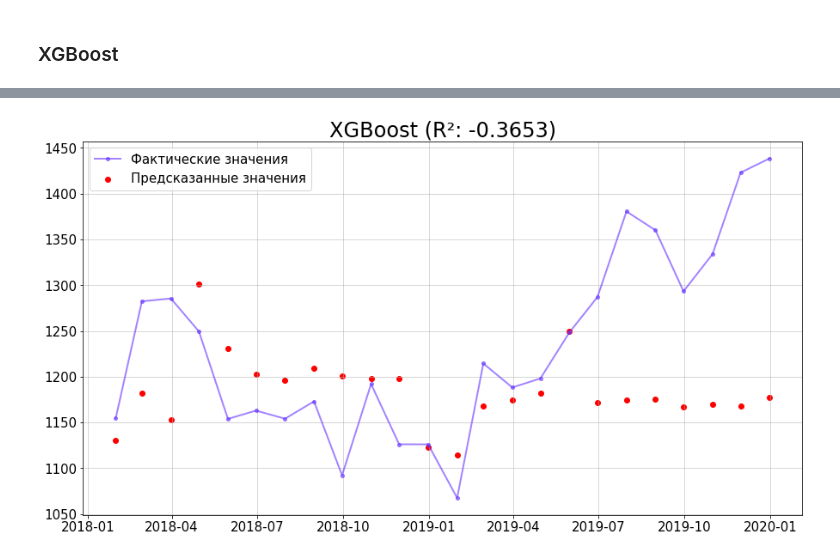
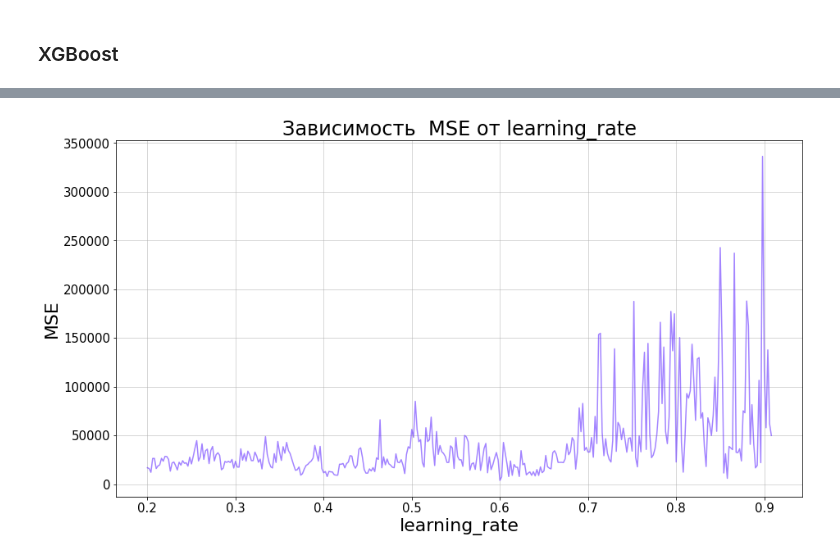
Before and after one commit to xtess16/RTSI, a Jupyter notebook: RTS_machine_learning.ipynb, the cells around one changed output, grey strips where cells are left out. Drawn from its saved outputs; the diff is of its cells as text; code cells hidden in the pictures.

```diff
--- a/RTS_machine_learning.ipynb
+++ b/RTS_machine_learning.ipynb
@@ -388,6 +386,6 @@ plt.show()
 # %%
-for i in sorted(forests, key=lambda x: x[-1])[:5]:
-    print(i[0])
-    print(f'MSE: {i[-1]}')
-    print('='*100)
-    print('='*100)
+# for i in sorted(forests, key=lambda x: x[-1])[:5]:
+#     print(i[0])
+#     print(f'MSE: {i[-1]}')
+#     print('='*100)
+#     print('='*100)
@@ -552,0 +536,26 @@ plt.show()
+# %%
+tmp_result = np.array([])
+tmp_grid_learning_rate = np.arange(.2, .91, .002)
+for i in tqdm(tmp_grid_learning_rate):
+    tmp_xgboost_fitted_model = XGBRegressor(base_score=0.5, booster='gbtree', colsample_bylevel=1,
+        colsample_bynode=1, colsample_bytree=0.5, gamma=0, gpu_id=-1,
+        importance_type='gain', interaction_constraints=None,
+        learning_rate=i, max_delta_step=0, max_depth=9,
+        min_child_weight=3, missing=np.nan, monotone_constraints=None,
+        n_estimators=20, n_jobs=-1, num_parallel_tree=1,
+        objective='reg:squarederror', random_state=40, reg_alpha=0,
+        reg_lambda=1, scale_pos_weight=1, subsample=0.3, tree_method=None,
+        validate_parameters=False, verbosity=None
+    ).fit(Xtrn, Ytrn)
+    tmp_xgboost_r2 = r2_score(Ytest, tmp_xgboost_fitted_model.predict(Xtest))
+    tmp_xgboost_mse = mse(Ytest, tmp_xgboost_fitted_model.predict(Xtest))
+    tmp_result = np.append(tmp_result, tmp_xgboost_mse)
+
+# Отрисовка результата
+plt.plot(tmp_grid_learning_rate, tmp_result, color='#63f9')
+plt.title(f'Зависимость  MSE от learning_rate')
+plt.xlabel('learning_rate')
+plt.ylabel('MSE')
+plt.show()
+# %% [output]
+[figure, added]
@@ -553,12 +588,6 @@ plt.show()
 # %%
-xgb_model = XGBRegressor()
-best_xgb_model = xgb_model.fit(Xtrn, Ytrn)
-xgb_r2 = r2_score(Ytest, best_xgb_model.predict(Xtest))
-
 plt.plot(Ytest.sort_index(), marker='o', markersize=4, linewidth=2, color='#63f9', label='Фактические значения')
-plt.scatter(Ytest.index, best_xgb_model.predict(Xtest), color='red', label='Предсказанные значения')
-plt.title(f'XGBoost (R{chr(178)}: {xgb_r2:.4f})')
+plt.scatter(Ytest.index, min_xgboost[0].predict(Xtest), color='red', label='Предсказанные значения')
+plt.title(f'XGBoost (R{chr(178)}: {min_xgboost[-2]:.4f}; MSE: {min_xgboost[-1]:.4f})')
 plt.legend()
 plt.show()
-# %% [output]
-[figure, removed]
```
Also changed, not shown: parts of 14 cells of this notebook.
